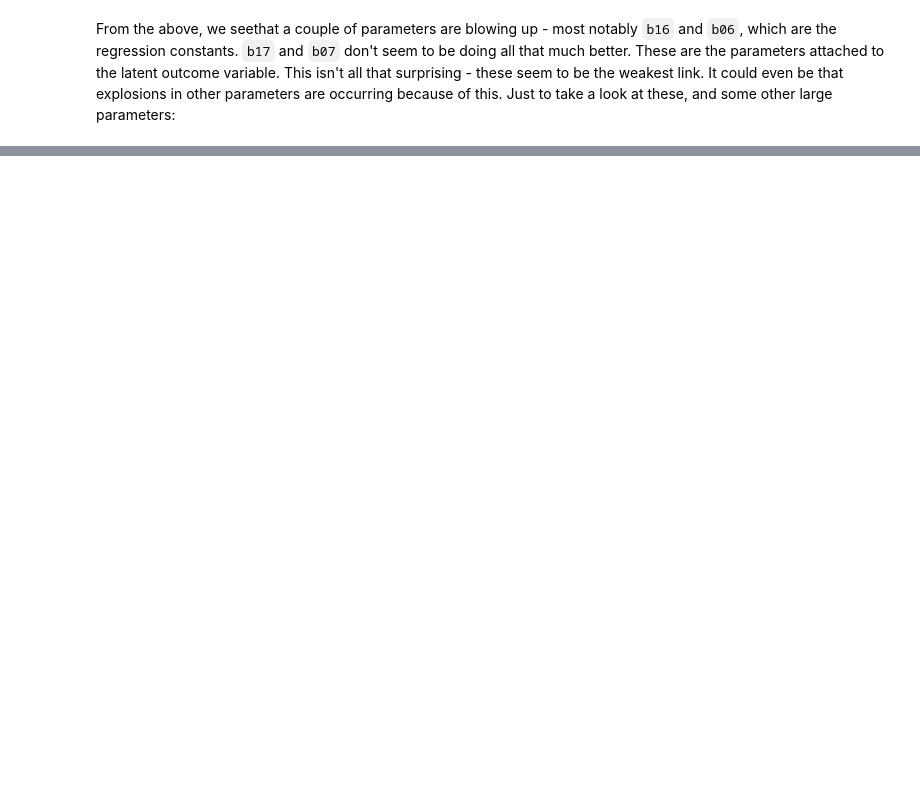
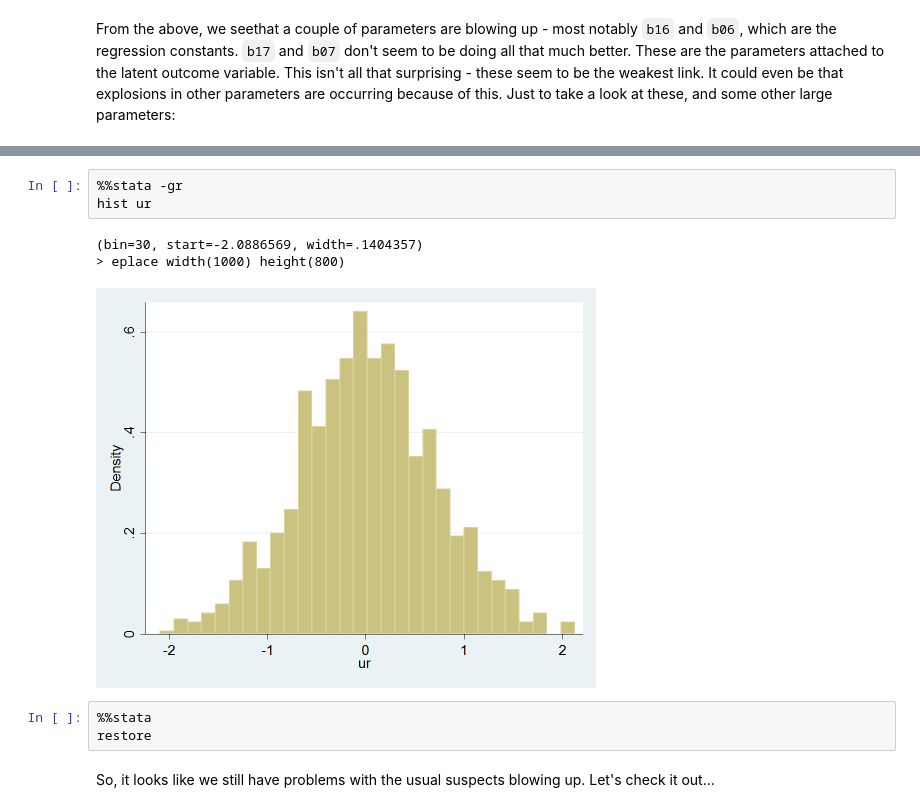
Before and after one commit to mbaker21231/BayesianTR, a Jupyter notebook: Bayesian Treatment - DTDR.ipynb, the cells around one changed output, grey strips where cells are left out. Saved outputs shown, nothing was run; the diff lists cells and outputs as text; blank space fills up the shorter version.

```diff
--- a/Bayesian Treatment - DTDR.ipynb
+++ b/Bayesian Treatment - DTDR.ipynb
@@ -331,0 +519,12 @@ Well, there are a couple of things to be done. One is to just put priors on the
+# %%
+%%stata -gr
+hist ur
+# %% [output]
+(bin=30, start=-2.0886569, width=.1404357)
+> eplace width(1000) height(800)
+[figure, added]
+# %%
+%%stata
+restore
+# %% [markdown]
+So, it looks like we still have problems with the usual suspects blowing up. Let's check it out...
```
Also changed, not shown: parts of 16 cells of this notebook, 2 other files.
